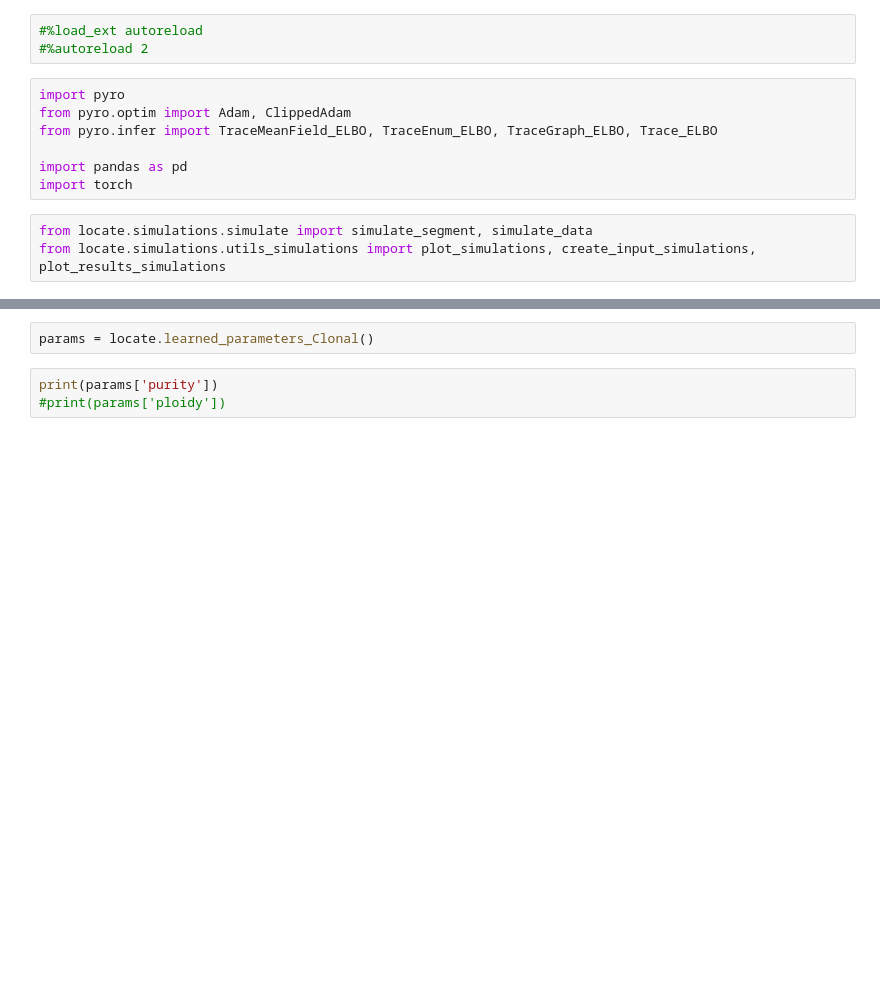
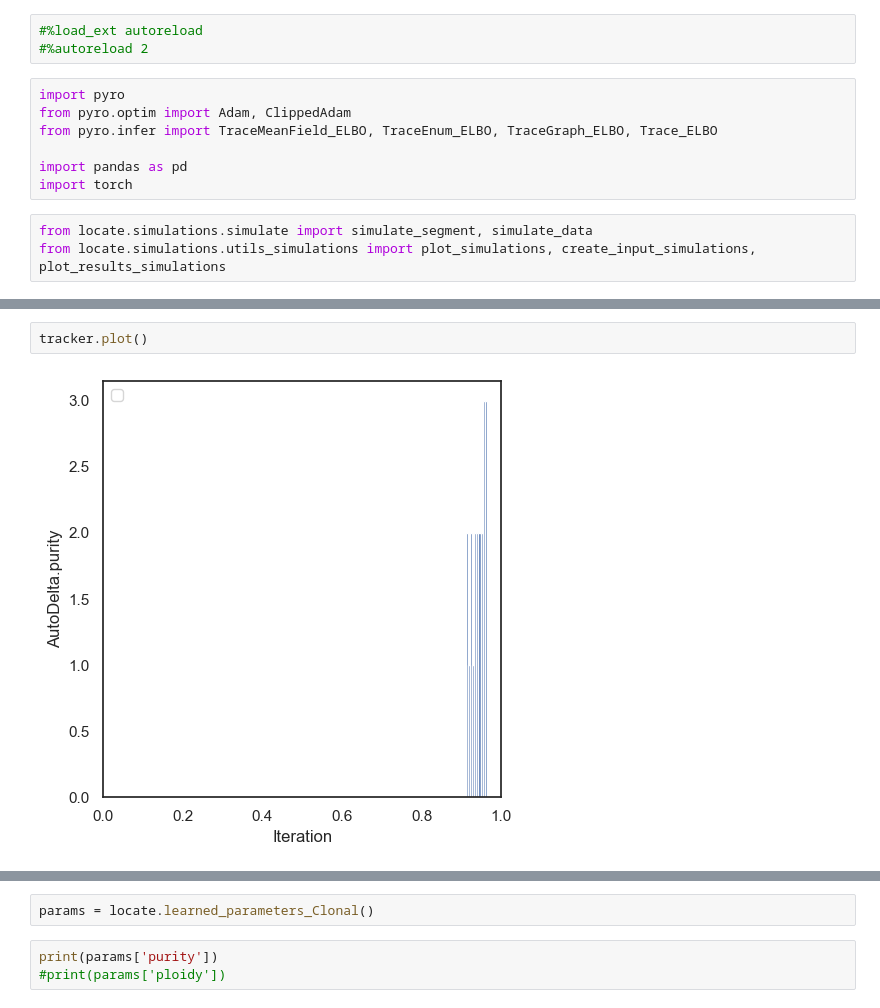
Before and after one commit to valerianilucrezia/locate, a Jupyter notebook: notebooks/test.ipynb, the cells around one changed output, grey strips where cells are left out. Drawn from its saved outputs; the diff is of its cells as text; blank space fills up the shorter version.

```diff
--- a/notebooks/test.ipynb
+++ b/notebooks/test.ipynb
@@ -69,0 +68,4 @@ plot_loss(ll[0])
+# %%
+tracker.plot()
+# %% [output]
+[figure, added]
```
Also changed, not shown: parts of 13 cells of this notebook, 7 other files.
